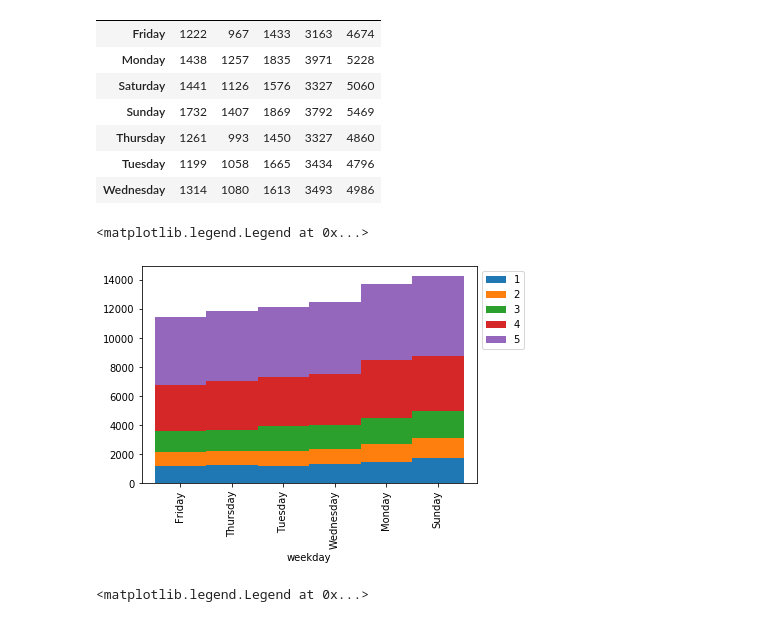
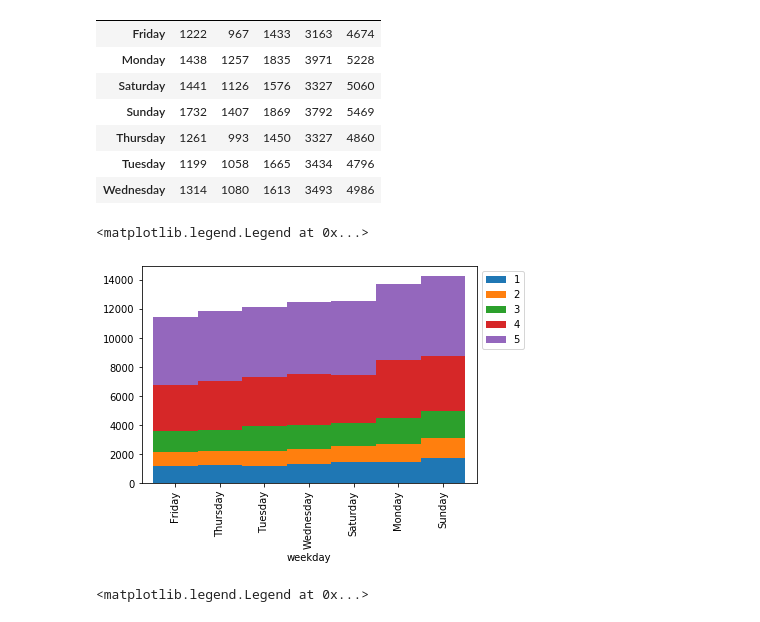
Before and after one commit to pe44enka/Yelp, a Jupyter notebook: DA_Project.ipynb, the cells around one changed output. Cells and saved outputs as stored; diff of their text form; code cells hidden in the pictures.

```diff
--- a/DA_Project.ipynb
+++ b/DA_Project.ipynb
@@ -1652,15 +1701,15 @@ month = [7,6,5,8,4,3,1,2,9,10,12,11]
 | Tuesday | 1199 | 1058 | 1665 | 3434 | 4796 |
 | Wednesday | 1314 | 1080 | 1613 | 3493 | 4986 |
 # %%
-weekday = ['Friday', 'Thursday', 'Tuesday', 'Wednesday', 'Monday', 'Sunday']
+weekday = ['Friday', 'Thursday', 'Tuesday', 'Wednesday', 'Saturday', 'Monday', 'Sunday']
 (rdf
  .pipe(lambda df_: pd.crosstab(df_.weekday, df_.stars))
  .loc[weekday]
  .plot.bar(stacked=True, width =1)
  .legend(bbox_to_anchor=(1,1)))
 # %% [output]
 <matplotlib.legend.Legend at 0x...>
-[figure, old version]
+[figure, new version]
 # %%
 (rdf
  .pipe(lambda df_: pd.crosstab(df_.weekday, df_.stars))
```
Also changed, not shown: parts of 11 cells of this notebook.
